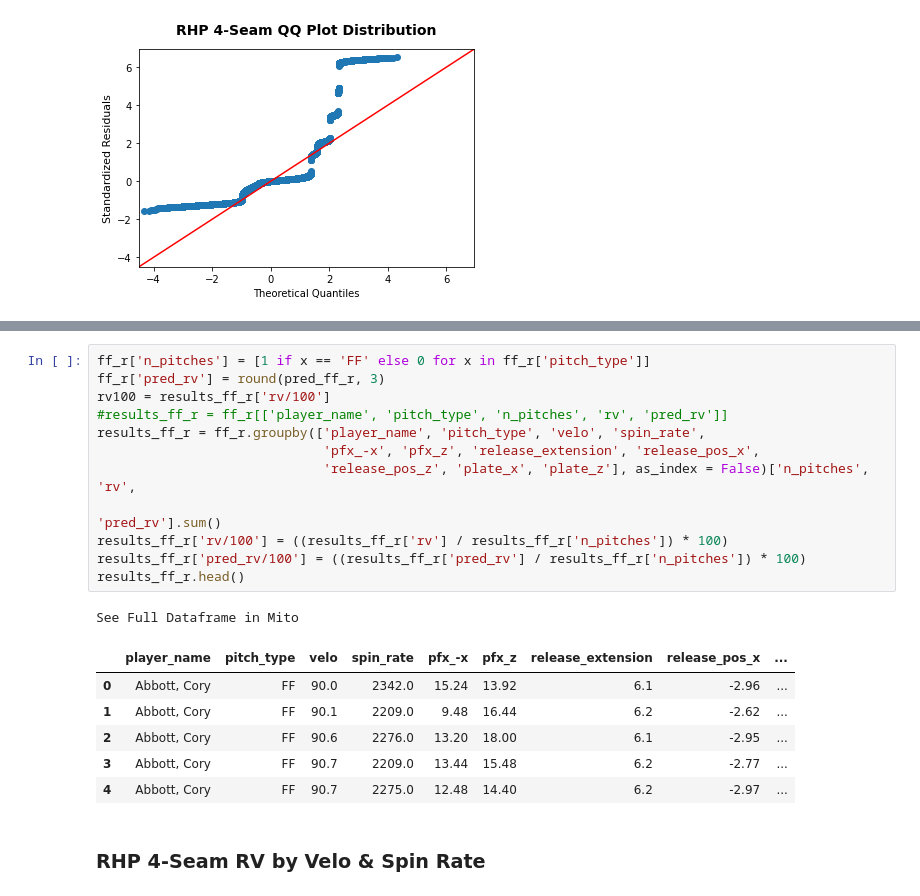
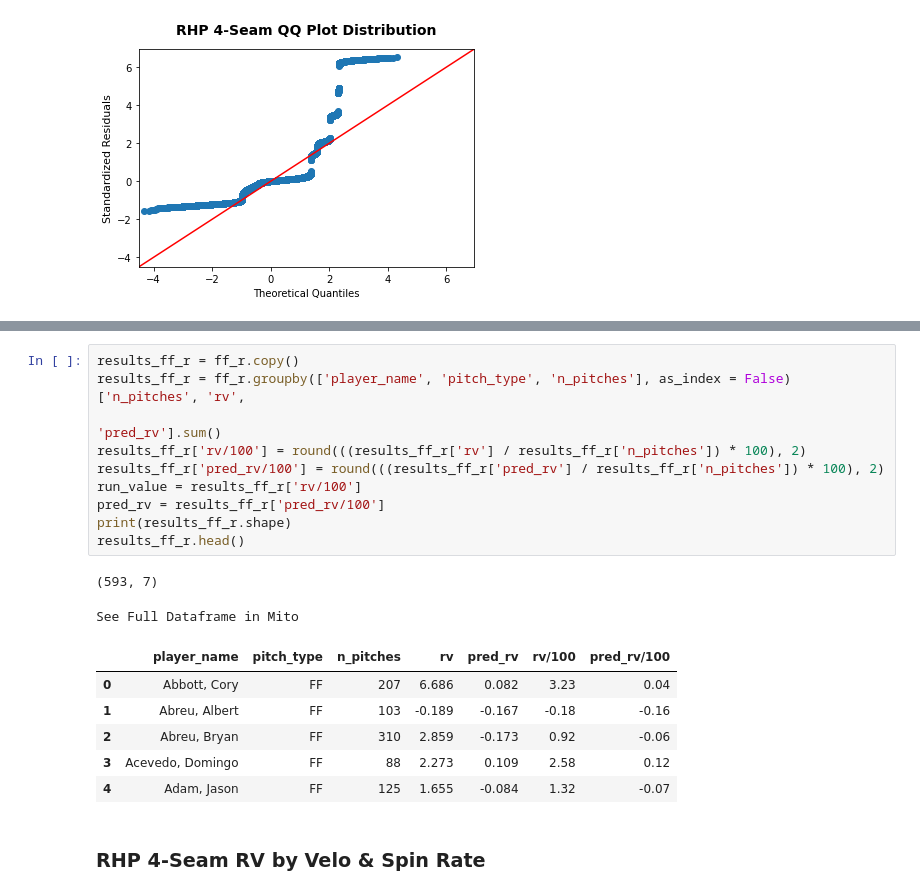
Before and after one commit to anthonyzurke/pitch-model, a Jupyter notebook: notebooks/model-pitch-quality-lr-Copy1.ipynb, the cells around one changed output, grey strips where cells are left out. Drawn from its saved outputs; the diff is of its cells as text.

```diff
--- a/notebooks/model-pitch-quality-lr-Copy1.ipynb
+++ b/notebooks/model-pitch-quality-lr-Copy1.ipynb
@@ -269,22 +283,21 @@ plt.title('RHP 4-Seam QQ Plot Distribution', fontsize = 14, fontweight = 'bold',
 # %%
-ff_r['n_pitches'] = [1 if x == 'FF' else 0 for x in ff_r['pitch_type']]
-ff_r['pred_rv'] = round(pred_ff_r, 3)
-rv100 = results_ff_r['rv/100']
-#results_ff_r = ff_r[['player_name', 'pitch_type', 'n_pitches', 'rv', 'pred_rv']]
-results_ff_r = ff_r.groupby(['player_name', 'pitch_type', 'velo', 'spin_rate',
-                             'pfx_-x', 'pfx_z', 'release_extension', 'release_pos_x',
-                             'release_pos_z', 'plate_x', 'plate_z'], as_index = False)['n_pitches', 'rv',
-                                                                                       'pred_rv'].sum()
-results_ff_r['rv/100'] = ((results_ff_r['rv'] / results_ff_r['n_pitches']) * 100)
-results_ff_r['pred_rv/100'] = ((results_ff_r['pred_rv'] / results_ff_r['n_pitches']) * 100)
+results_ff_r = ff_r.copy()
+results_ff_r = ff_r.groupby(['player_name', 'pitch_type', 'n_pitches'], as_index = False)['n_pitches', 'rv',
+                                                                                          'pred_rv'].sum()
+results_ff_r['rv/100'] = round(((results_ff_r['rv'] / results_ff_r['n_pitches']) * 100), 2)
+results_ff_r['pred_rv/100'] = round(((results_ff_r['pred_rv'] / results_ff_r['n_pitches']) * 100), 2)
+run_value = results_ff_r['rv/100']
+pred_rv = results_ff_r['pred_rv/100']
+print(results_ff_r.shape)
 results_ff_r.head()
 # %% [output]
-See Full Dataframe in Mito
+(593, 7)
+See Full Dataframe in Mito
-|  | player_name | pitch_type | velo | spin_rate | pfx_-x | pfx_z | release_extension | release_pos_x | ... |
-| 0 | Abbott, Cory | FF | 90.0 | 2342.0 | 15.24 | 13.92 | 6.1 | -2.96 | ... |
-| 1 | Abbott, Cory | FF | 90.1 | 2209.0 | 9.48 | 16.44 | 6.2 | -2.62 | ... |
-| 2 | Abbott, Cory | FF | 90.6 | 2276.0 | 13.20 | 18.00 | 6.1 | -2.95 | ... |
-| 3 | Abbott, Cory | FF | 90.7 | 2209.0 | 13.44 | 15.48 | 6.2 | -2.77 | ... |
-| 4 | Abbott, Cory | FF | 90.7 | 2275.0 | 12.48 | 14.40 | 6.2 | -2.97 | ... |
+|  | player_name | pitch_type | n_pitches | rv | pred_rv | rv/100 | pred_rv/100 |
+| 0 | Abbott, Cory | FF | 207 | 6.686 | 0.082 | 3.23 | 0.04 |
+| 1 | Abreu, Albert | FF | 103 | -0.189 | -0.167 | -0.18 | -0.16 |
+| 2 | Abreu, Bryan | FF | 310 | 2.859 | -0.173 | 0.92 | -0.06 |
+| 3 | Acevedo, Domingo | FF | 88 | 2.273 | 0.109 | 2.58 | 0.12 |
+| 4 | Adam, Jason | FF | 125 | 1.655 | -0.084 | 1.32 | -0.07 |
 # %% [markdown]
 ### RHP 4-Seam RV by Velo & Spin Rate
```
Also changed, not shown: parts of 11 cells of this notebook.
